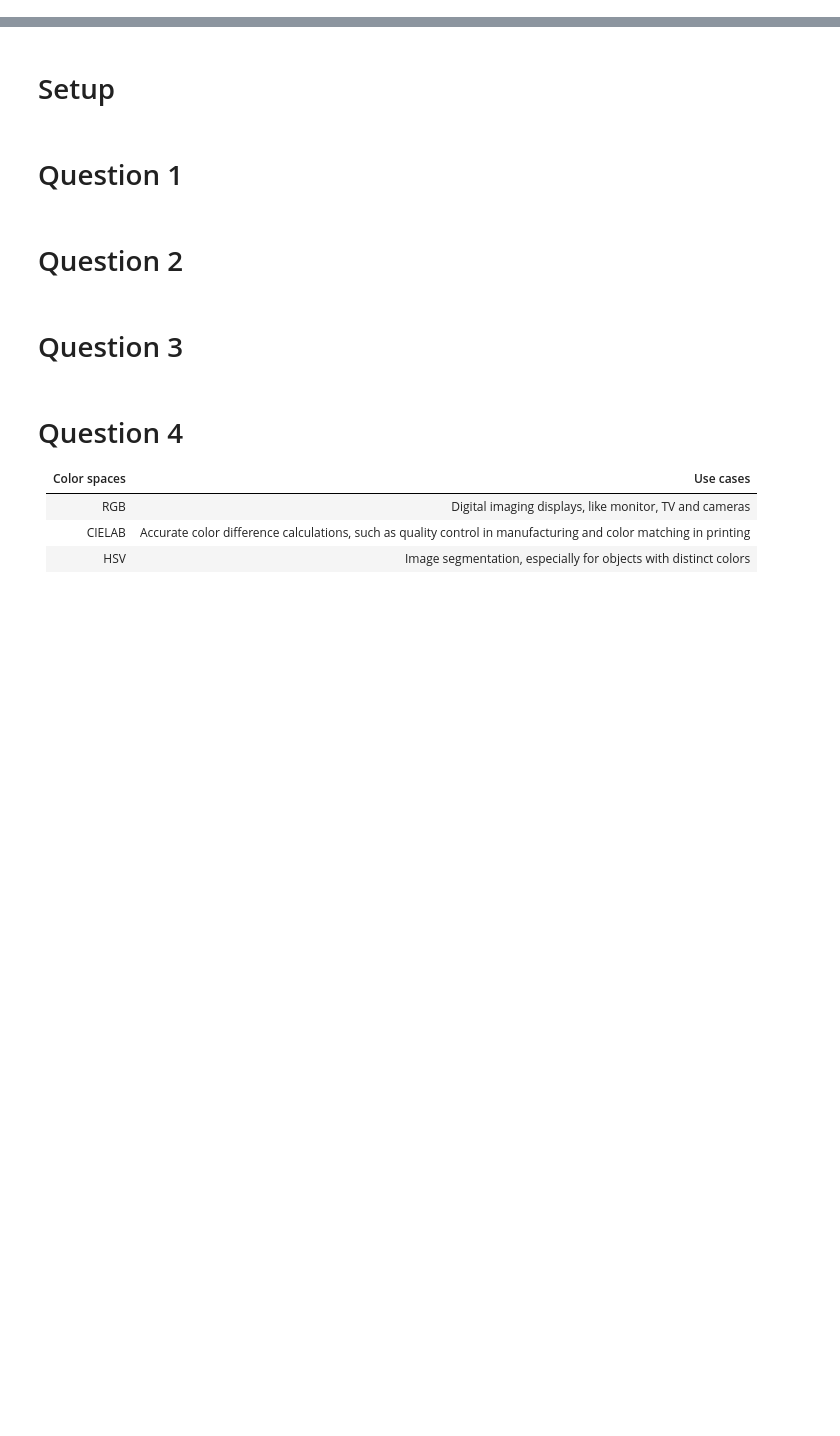
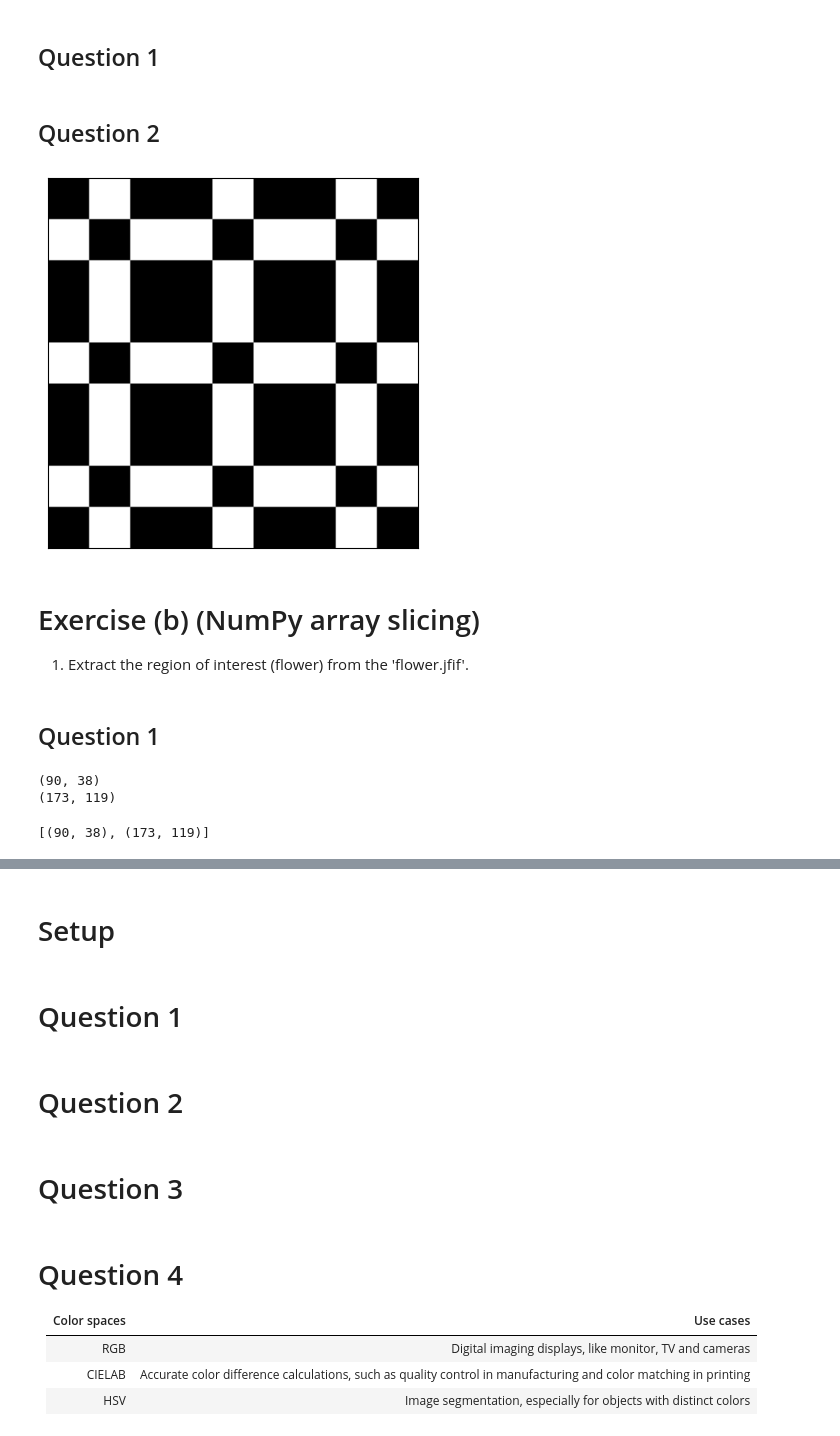
Before and after one commit to Jacky-lim-data-analyst/mini_project_cv, a Jupyter notebook: w4_tut_ans.ipynb, the cells around one changed output, grey strips where cells are left out. Cells and saved outputs as stored; diff of their text form; code cells hidden in the pictures; blank space fills up the shorter version.

```diff
--- a/w4_tut_ans.ipynb
+++ b/w4_tut_ans.ipynb
@@ -0,0 +12,2 @@
+# %% [markdown]
+## Question 1
@@ -0,0 +19,2 @@
+# %% [markdown]
+## Question 2
@@ -0,0 +23,42 @@
+# %%
+unit = np.zeros((60, 60), dtype=np.uint8)
+
+unit[:20, 20:40] = 255
+unit[20:40, :20] = 255
+unit[20:40, 40:] = 255
+unit[40:, 20:40] = 255
+
+img = np.tile(unit, (3, 3))
+
+plt.imshow(img, cmap=plt.cm.gray, vmin=0, vmax=255)
+plt.xticks([]), plt.yticks([])
+plt.show()
+# %% [output]
+[figure, added]
+# %% [markdown]
+# Exercise (b) (NumPy array slicing)
+1. Extract the region of interest (flower) from the 'flower.jfif'.
+# %% [markdown]
+## Question 1
+# %%
+# Solution 1: using mouse callback
+img = cv.imread("images/flower.jfif")
+pts = []
+
+def mouse(event, x, y, flags, params):
+    if event == cv.EVENT_LBUTTONDOWN:
+        pts.append((x, y))
+        print((x, y))
+        cv.imshow("image", img)
+
+cv.imshow("image", img)
+cv.setMouseCallback("image", mouse)
+cv.waitKey(0)
+cv.destroyAllWindows()
+# %% [output]
+(90, 38)
+(173, 119)
+# %%
+print(pts)
+# %% [output]
+[(90, 38), (173, 119)]
```
Also changed, not shown: parts of 24 cells of this notebook, 1 other file.
